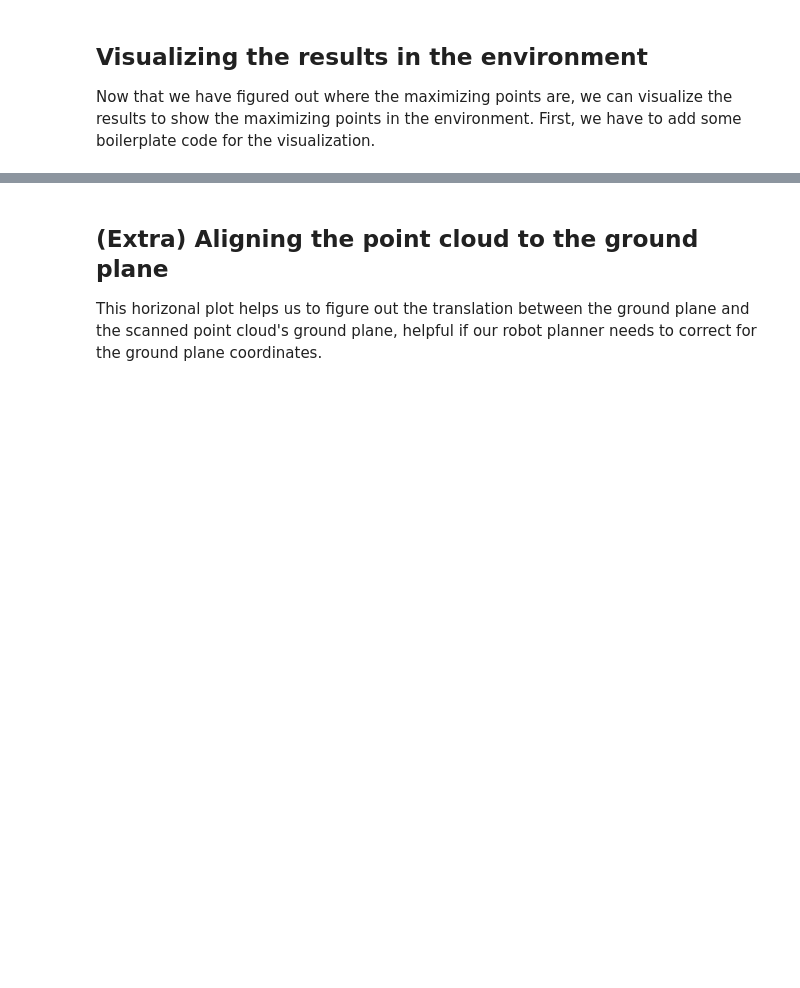
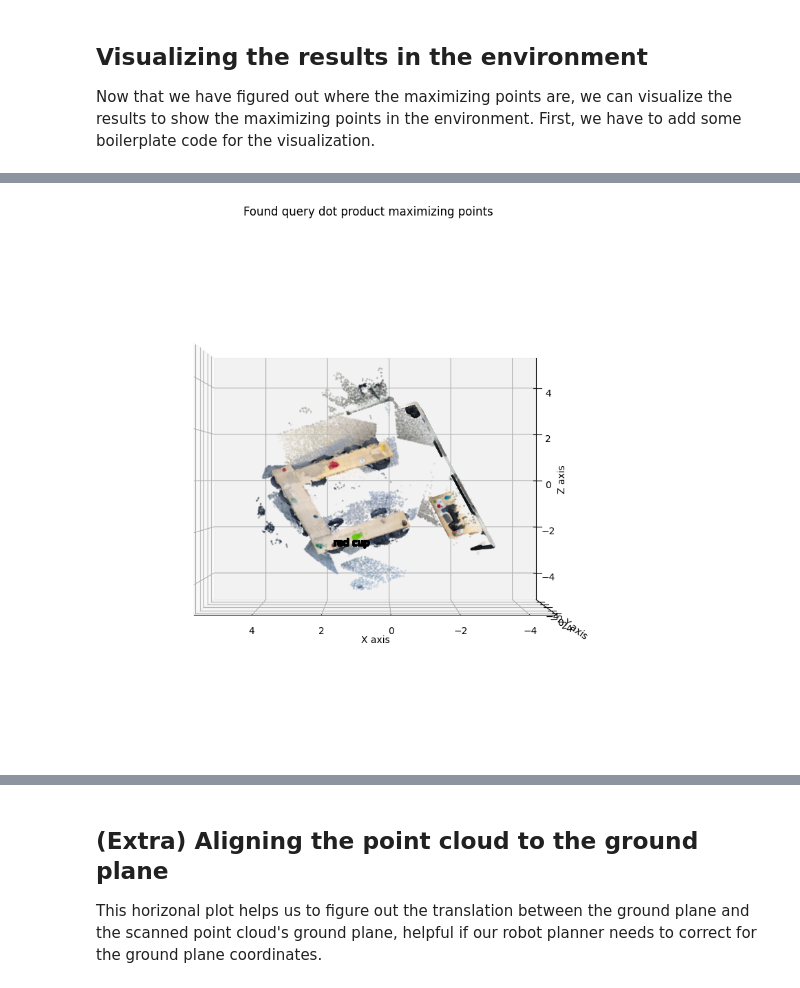
Before and after one commit to cpaxton/clip-fields, a Jupyter notebook: demo/4 - test model.ipynb, the cells around one changed output, grey strips where cells are left out. Cells and saved outputs as stored; diff of their text form; code cells hidden in the pictures; blank space fills up the shorter version.

```diff
--- a/demo/4 - test model.ipynb
+++ b/demo/4 - test model.ipynb
@@ -467 +486,23 @@ def plot_with_matplotlib(cloud,
+# %%
+plot_with_matplotlib(
+    cloud,
+    width=800,
+    height=500,
+    background="black",
+    mesh=False,
+    use_as_color=["red", "green", "blue"],
+    initial_point_size=None,
+    cmap="hsv",
+    polylines=None,
+    linewidth=5,
+    return_scene=False,
+    output_name="pyntcloud_plot",
+    elev=0.,
+    azim=90.,
+    text=zip(max_points[-3][:30], [queries[-3]] * 30),
+    title="Found query dot product maximizing points",
+    goto=max_points_goto,
+)
+# %% [output]
+[figure, added]
 # %%
```
Also changed, not shown: parts of 15 cells of this notebook, 3 other files.
